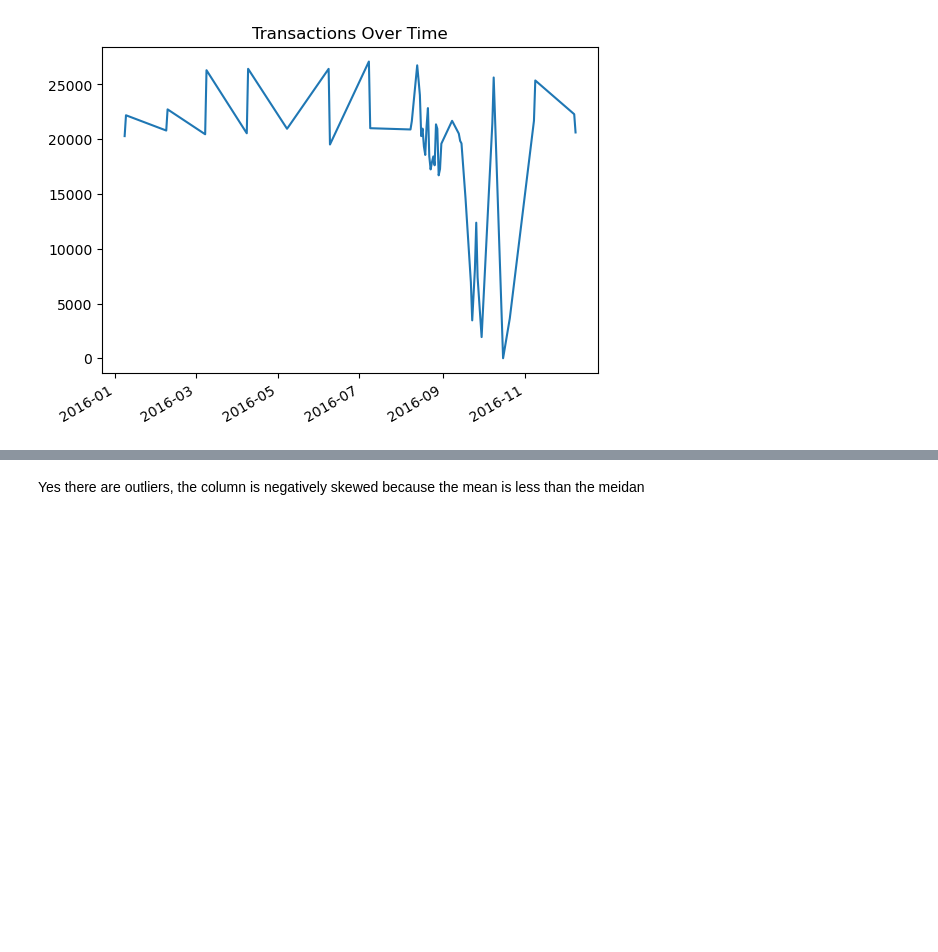
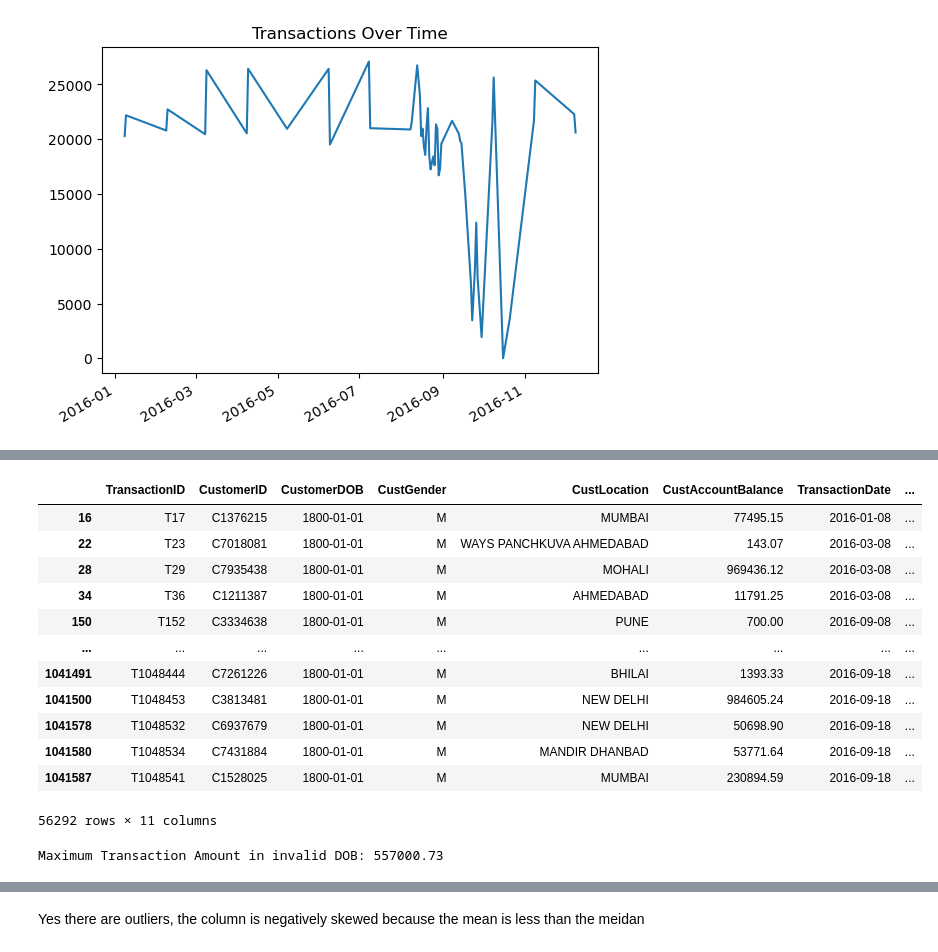
Before and after one commit to usman666/Optimising-Retail-Banking-Strategies, a Jupyter notebook: Analyis.ipynb, the cells around one changed output, grey strips where cells are left out. Drawn from its saved outputs; the diff is of its cells as text; code cells hidden in the pictures; blank space fills up the shorter version.

```diff
--- a/Analyis.ipynb
+++ b/Analyis.ipynb
@@ -119,3 +133,26 @@ invalid_dates
+# %%
+# Filter and display invalid rows
+invalid_rows = df[(df['CustomerDOB'].dt.year < 1900) | (df['CustomerDOB'].dt.year > 2025)]
+invalid_rows
+# %% [output]
+|  | TransactionID | CustomerID | CustomerDOB | CustGender | CustLocation | CustAccountBalance | TransactionDate | ... |
+| 16 | T17 | C1376215 | 1800-01-01 | M | MUMBAI | 77495.15 | 2016-01-08 | ... |
+| 22 | T23 | C7018081 | 1800-01-01 | M | WAYS PANCHKUVA AHMEDABAD | 143.07 | 2016-03-08 | ... |
+| 28 | T29 | C7935438 | 1800-01-01 | M | MOHALI | 969436.12 | 2016-03-08 | ... |
+| 34 | T36 | C1211387 | 1800-01-01 | M | AHMEDABAD | 11791.25 | 2016-03-08 | ... |
+| 150 | T152 | C3334638 | 1800-01-01 | M | PUNE | 700.00 | 2016-09-08 | ... |
+| ... | ... | ... | ... | ... | ... | ... | ... | ... |
+| 1041491 | T1048444 | C7261226 | 1800-01-01 | M | BHILAI | 1393.33 | 2016-09-18 | ... |
+| 1041500 | T1048453 | C3813481 | 1800-01-01 | M | NEW DELHI | 984605.24 | 2016-09-18 | ... |
+| 1041578 | T1048532 | C6937679 | 1800-01-01 | M | NEW DELHI | 50698.90 | 2016-09-18 | ... |
+| 1041580 | T1048534 | C7431884 | 1800-01-01 | M | MANDIR DHANBAD | 53771.64 | 2016-09-18 | ... |
+| 1041587 | T1048541 | C1528025 | 1800-01-01 | M | MUMBAI | 230894.59 | 2016-09-18 | ... |
+56292 rows × 11 columns
+# %%
+max_transaction_invalid = invalid_rows['TransactionAmount (INR)'].max()
+print(f"Maximum Transaction Amount in invalid DOB: {max_transaction_invalid}")
+# %% [output]
+Maximum Transaction Amount in invalid DOB: 557000.73
 # %%
 #comparing the mean and median of the CustomerDOB column to check for outliers
 mean = df['CustomerDOB'].mean()
```
Also changed, not shown: parts of 9 cells of this notebook.
